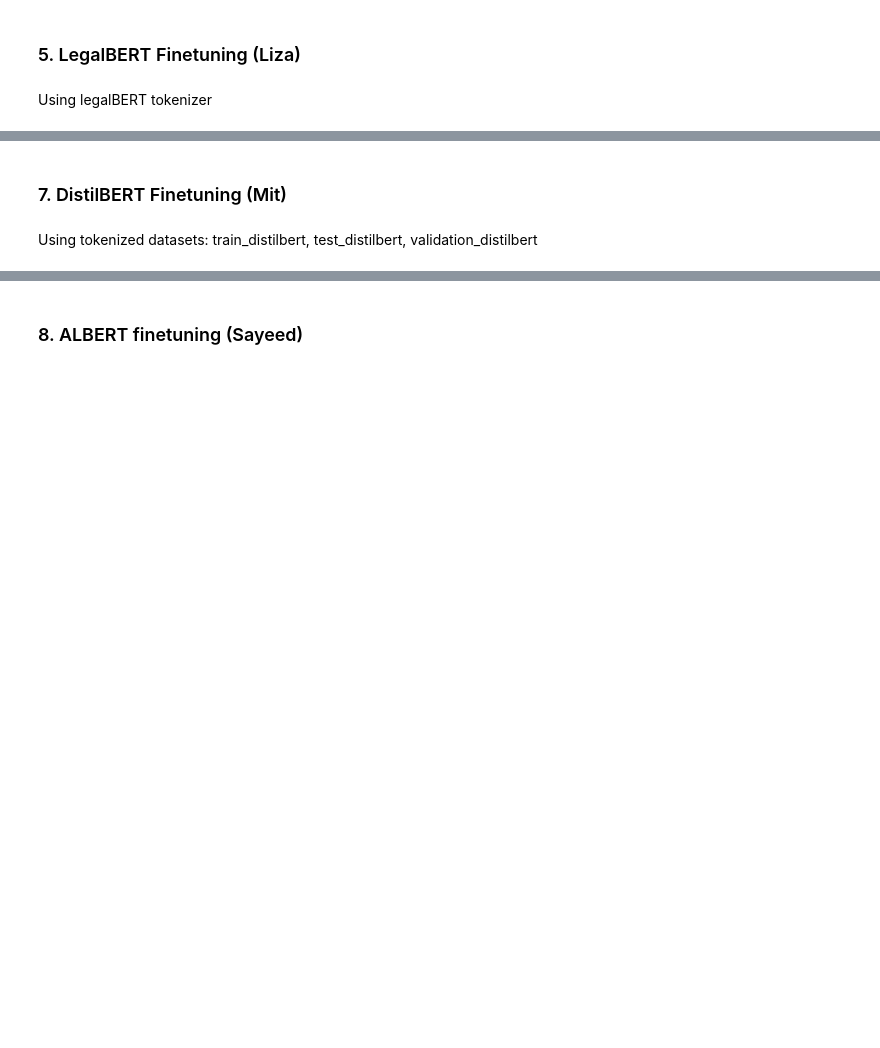
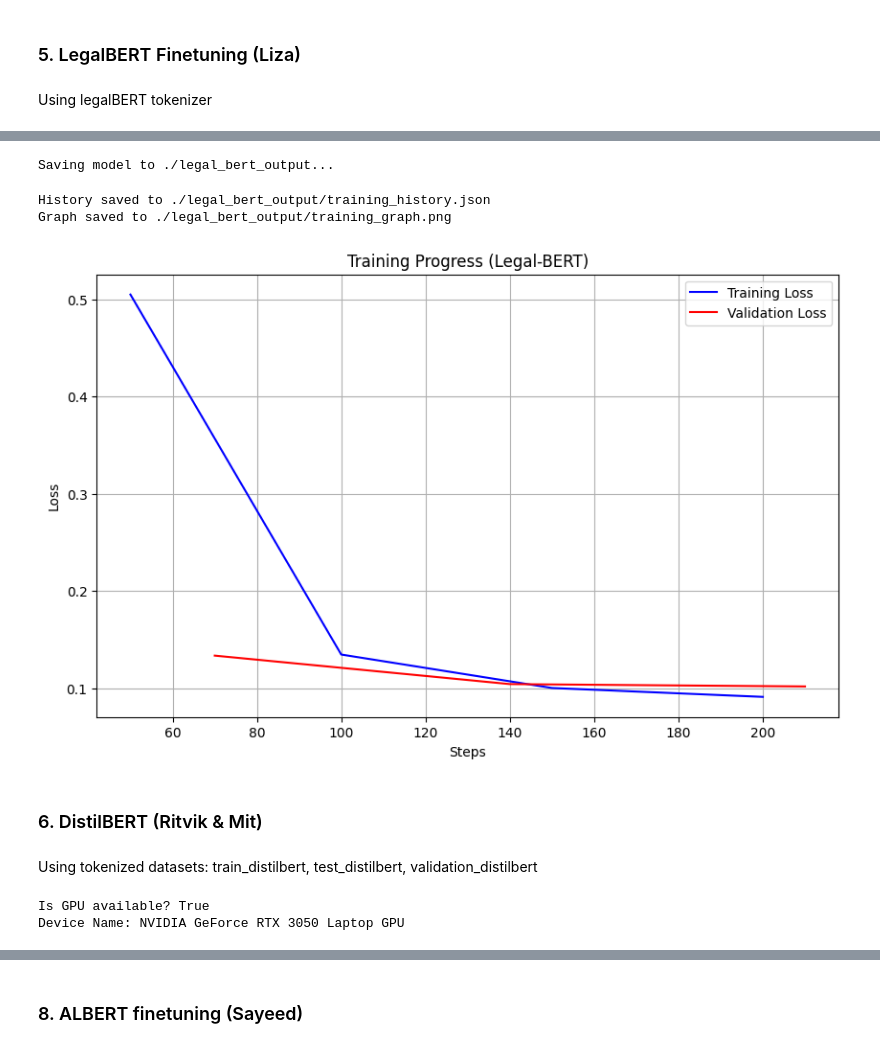
Before and after one commit to Mohammad-CodeVoyager/Legal-document-redaction-NER-, a Jupyter notebook: legal_doc_redaction.ipynb, the cells around one changed output, grey strips where cells are left out. Cells and saved outputs as stored; diff of their text form; code cells hidden in the pictures; blank space fills up the shorter version.

Commit message:
Final Submission Code Notebook with all outputs

```diff
--- a/legal_doc_redaction.ipynb
+++ b/legal_doc_redaction.ipynb
@@ -190,6 +190,14 @@ entities_per_doc.plot(kind='hist', bins=30, title='Entities per Document Distrib
 print(f"Average entities per document: {entities_per_doc.mean():.2f}")
 # %% [output]
 Average entities per document: 93.72
+# %%
+import pandas as pd
+
+def read_data(traindata, testdata, validationdata):
+    df_train = pd.read_json(traindata, lines=True)
+    df_test = pd.read_json(testdata, lines=True)
+    df_validation = pd.read_json(validationdata, lines=True)
+    return df_train, df_test, df_validation
 # %% [markdown]
 ### 3. Data pre-processing (Jui)
 Converting offests to list
@@ -235,6 +243,8 @@ def convert_offsets_to_lists(row):
     return {"tokens": tokens, "ner_tags": ner_tags}
 # %%
 from datasets import Dataset
+
+df_train, df_test, df_validation = read_data('data/train.json', 'data/test.json', 'data/validation.json')
 
 # converting Pandas to Hugging Face Dataset
 hf_train = Dataset.from_pandas(df_train)
@@ -923,12 +933,13 @@ Using legalBERT tokenizer
 import numpy as np
 import pandas as pd
 import evaluate
+from functools import partial
 from datasets import Dataset, DatasetDict
 from transformers import AutoTokenizer, AutoModelForTokenClassification, TrainingArguments, Trainer, DataCollatorForTokenClassification
 
 # going with legal-bert since it handles domain specific terms better than vanilla bert
 model_checkpoint = "nlpaueb/legal-bert-base-uncased"
-tokenizer = AutoTokenizer.from_pretrained(model_checkpoint)
+tokenizer_legal = AutoTokenizer.from_pretrained(model_checkpoint)
 metric = evaluate.load("seqeval")
 
 # standard bio tags
@@ -939,10 +950,11 @@ id2label = {i: label for i, label in enumerate(label_list)}
 # just mapping raw types to our simplified schema
 type_mapper = {"PERSON": "PER", "ORGANIZATION": "ORG", "LOCATION": "LOC", "ORG": "ORG", "LOC": "LOC", "PER": "PER"}
 
-def tokenize_and_align_labels(examples):
+def tokenize_and_align_labels(examples, tokenizer):
     # the main tricky part: raw data gives us char indices (start=10, end=15),
     # but bert sees tokens. simply splitting by space fails on punctuation (e.g. "Ivanov,").
     # so i'm using offset_mapping from the tokenizer to align labels correctly.
+
 
     tokenized_inputs = tokenizer(
         examples["text"], truncation=True, max_length=512,
@@ -986,7 +998,7 @@ raw_datasets = DatasetDict({
 })
 
 tokenized_datasets = raw_datasets.map(
-    tokenize_and_align_labels,
+    partial(tokenize_and_align_labels, tokenizer=tokenizer_legal),
     batched=True,
     remove_columns=raw_datasets["train"].column_names
 )
@@ -1020,7 +1035,7 @@ trainer = Trainer(
     args=args,
     train_dataset=tokenized_datasets["train"],
     eval_dataset=tokenized_datasets["validation"],
-    data_collator=DataCollatorForTokenClassification(tokenizer)
+    data_collator=DataCollatorForTokenClassification(tokenizer_legal)
 )
 
 print("starting training...")
@@ -1072,39 +1118,44 @@ if not os.path.exists(output_dir):
 
 print(f"Saving model to {output_dir}...")
 trainer.save_model(output_dir)
-tokenizer.save_pretrained(output_dir)
+tokenizer_legal.save_pretrained(output_dir)
 
 history = trainer.state.log_history
 history_path = f"{output_dir}/training_history.json"
 with open(history_path, "w") as f:
     json.dump(history, f)
 print(f"History saved to {history_path}")
 
 train_loss = [x['loss'] for x in history if 'loss' in x]
 steps = [x['step'] for x in history if 'loss' in x]
 
 if train_loss:
     plt.figure(figsize=(10, 6))
     plt.plot(steps, train_loss, label="Training Loss", color="blue")
 
     val_loss = [x['eval_loss'] for x in history if 'eval_loss' in x]
     val_steps = [x['step'] for x in history if 'eval_loss' in x]
     if val_loss:
         plt.plot(val_steps, val_loss, label="Validation Loss", color="red")
 
     plt.xlabel("Steps")
     plt.ylabel("Loss")
     plt.title("Training Progress (Legal-BERT)")
     plt.legend()
     plt.grid(True)
 
     graph_path = f"{output_dir}/training_graph.png"
     plt.savefig(graph_path)
     print(f"Graph saved to {graph_path}")
     plt.show()
 else:
     print("Not enough history to plot graph yet.")
+# %% [output]
+Saving model to ./legal_bert_output...
+History saved to ./legal_bert_output/training_history.json
+Graph saved to ./legal_bert_output/training_graph.png
+[figure, added]
 # %% [markdown]
-### 7. DistilBERT Finetuning (Mit)
+### 6. DistilBERT (Ritvik & Mit)
 # %% [markdown]
 Using tokenized datasets: train_distilbert, test_distilbert, validation_distilbert
@@ -1110,0 +1182,7 @@ Using tokenized datasets: train_distilbert, test_distilbert, validation_distilbe
+# %%
+import torch
+print(f"Is GPU available? {torch.cuda.is_available()}")
+print(f"Device Name: {torch.cuda.get_device_name(0)}")
+# %% [output]
+Is GPU available? True
+Device Name: NVIDIA GeForce RTX 3050 Laptop GPU
```
Also changed, not shown: parts of 33 cells of this notebook.
